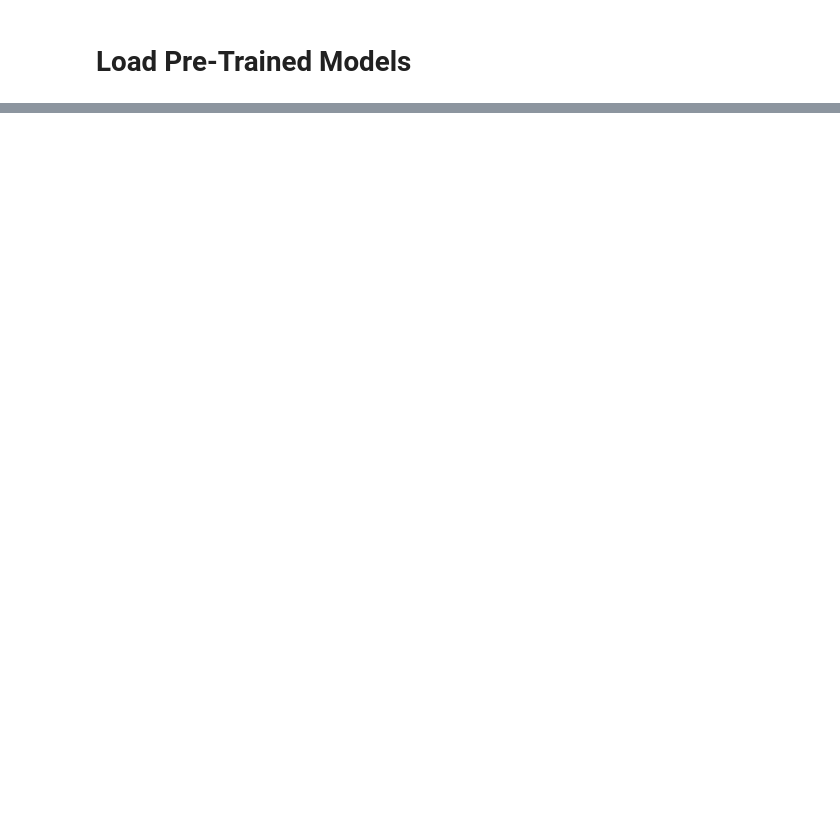
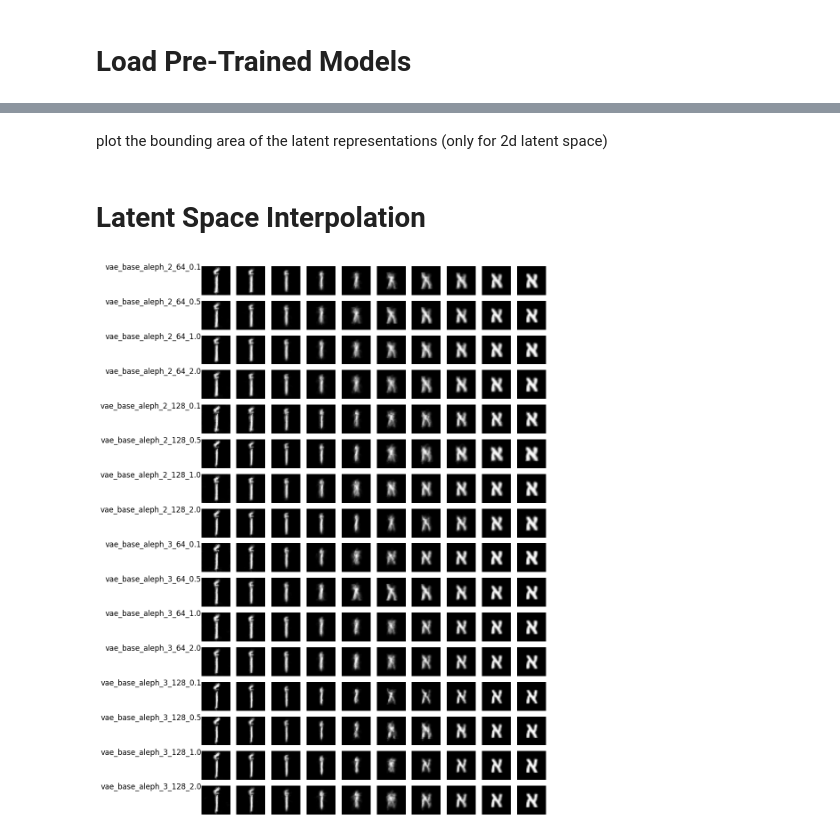
Before and after one commit to bensapirstein/DeepGraphemics, a Jupyter notebook: 6_model_evaluation.ipynb, the cells around one changed output, grey strips where cells are left out. Cells and saved outputs as stored; diff of their text form; code cells hidden in the pictures; blank space fills up the shorter version.

Commit message:
interpolation comparison

```diff
--- a/6_model_evaluation.ipynb
+++ b/6_model_evaluation.ipynb
@@ -50,7 +50,7 @@ example_vae = load_vae(example_config, 'base', example_letter, device)
 latent_dims = [2, 3]
 capacity = [64, 128]
 variational_beta = [0.1, 0.5, 1.0, 2.0]
-letters = ["aleph", "shin", "mem"]
+letters = [example_letter]
 ds_types = ["base"]
 # %%
 import itertools
@@ -182,0 +200,2 @@ plot_images_with_coordinates(reconstructions, z)
+# %% [markdown]
+plot the bounding area of the latent representations (only for 2d latent space)
@@ -182,0 +233,61 @@ plot_images_with_coordinates(reconstructions, z)
+# %% [markdown]
+# Latent Space Interpolation
+# %%
+def to_img(x):
+    x = x.clamp(0, 1)
+    return x
+
+def interpolation(lambda1, model, img1, img2):
+
+    with torch.no_grad():
+
+        # latent vector of first image
+        img1 = img1.to(device)
+        latent_1, _ = model.encoder(img1)
+
+        # latent vector of second image
+        img2 = img2.to(device)
+        latent_2, _ = model.encoder(img2)
+
+        # interpolation of the two latent vectors
+        inter_latent = lambda1* latent_1 + (1- lambda1) * latent_2
+
+        # reconstruct interpolated image
+        inter_image = model.decoder(inter_latent)
+        inter_image = inter_image.cpu()
+
+        return inter_image
+
+# sort part of test set by writing system
+scripts = {script : [] for script in dataset.classes}
+for img_batch, label_batch in dataloader:
+    for i in range(img_batch.size(0)):
+        scripts[dataset.classes[label_batch[i]]].append(img_batch[i:i+1])
+    if sum(len(d) for d in scripts) >= 1000:
+        break;
+
+model_names = list(models.keys())
+n_models = len(model_names)
+
+# interpolation lambdas
+n_steps = 10
+lambda_range=np.linspace(0,1,n_steps)
+
+fig, axs = plt.subplots(n_models, n_steps, figsize=(n_steps, n_models))
+
+for i, model_name in enumerate(model_names):
+    # plot the model name on the left side of the row
+    axs[i][0].text(-0.5, 0.5, model_name, fontsize=12, ha='right', va='center')
+    for j,l in enumerate(lambda_range):
+        inter_image=interpolation(float(l), models[model_name], scripts["Hebrew"][0], scripts["Arabic"][0])
+
+        inter_image = to_img(inter_image)
+
+        image = inter_image.numpy()
+
+        axs[i][j].imshow(image[0,0,:,:], cmap='gray')
+        axs[i][j].axis('off')
+        axs[i][j].grid(False)
+plt.show()
+# %% [output]
+[figure, added]
```
Also changed, not shown: parts of 13 cells of this notebook.
